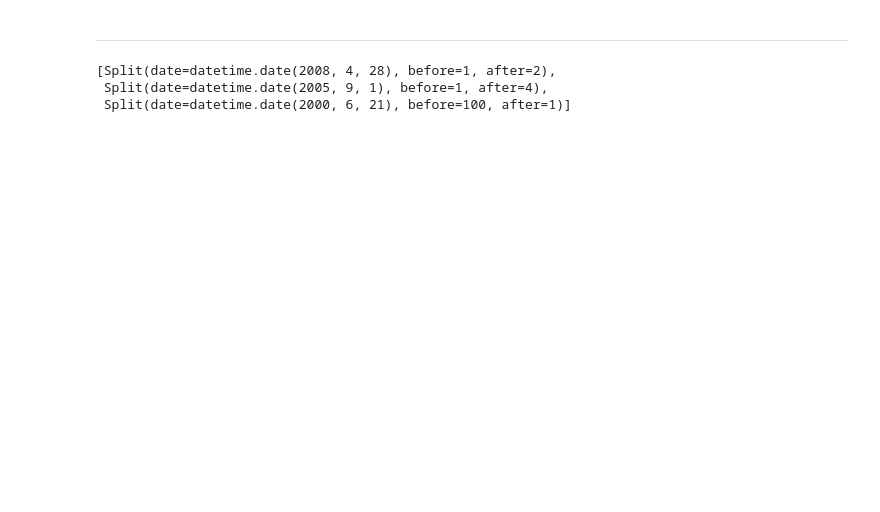
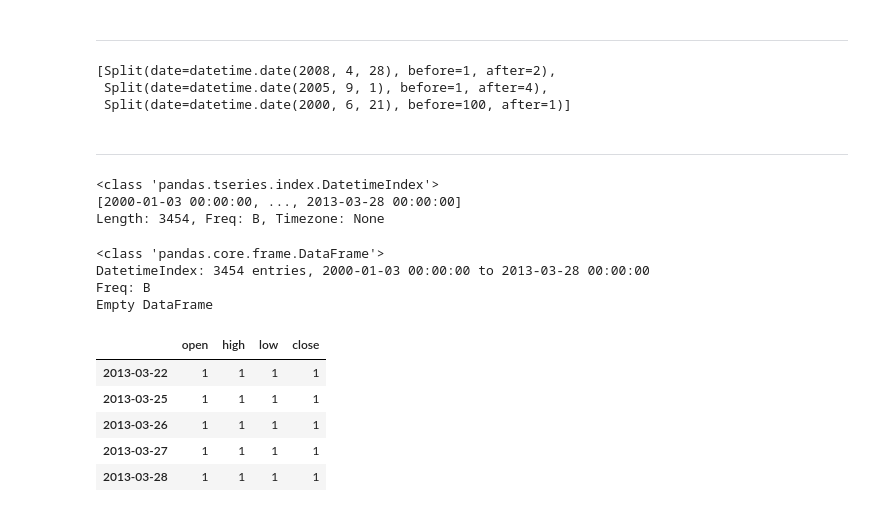
Before and after one commit to rhlobo/bigtempo, a Jupyter notebook: ipy-notebooks/CotationErrorAndSplitValidation.ipynb, the cells around one changed output. Drawn from its saved outputs; the diff is of its cells as text; code cells hidden in the pictures; blank space fills up the shorter version.

```diff
--- a/ipy-notebooks/CotationErrorAndSplitValidation.ipynb
+++ b/ipy-notebooks/CotationErrorAndSplitValidation.ipynb
@@ -157,3 +165,5 @@ splits('PETR4.SA')
 [Split(date=datetime.date(2008, 4, 28), before=1, after=2),
  Split(date=datetime.date(2005, 9, 1), before=1, after=4),
  Split(date=datetime.date(2000, 6, 21), before=100, after=1)]
+# %% [markdown]
+-----------------------------------------------------------------
@@ -159,0 +173,27 @@ splits('PETR4.SA')
+# %%
+normalization_index = dateutils.working_day_range(end_date=datetime.date(2013, 03, 28))
+normalization_index
+# %% [output]
+<class 'pandas.tseries.index.DatetimeIndex'>
+[2000-01-03 00:00:00, ..., 2013-03-28 00:00:00]
+Length: 3454, Freq: B, Timezone: None
+# %%
+normalization = pandas.DataFrame(index=normalization_index)
+normalization
+# %% [output]
+<class 'pandas.core.frame.DataFrame'>
+DatetimeIndex: 3454 entries, 2000-01-03 00:00:00 to 2013-03-28 00:00:00
+Freq: B
+Empty DataFrame
+# %%
+columns = ['open', 'high', 'low', 'close']
+for column in columns:
+        normalization[column] = 1
+normalization.tail(5)
+# %% [output]
+|  | open | high | low | close |
+| 2013-03-22 | 1 | 1 | 1 | 1 |
+| 2013-03-25 | 1 | 1 | 1 | 1 |
+| 2013-03-26 | 1 | 1 | 1 | 1 |
+| 2013-03-27 | 1 | 1 | 1 | 1 |
+| 2013-03-28 | 1 | 1 | 1 | 1 |
```
Also changed, not shown: parts of 28 cells of this notebook, 16 other files.
